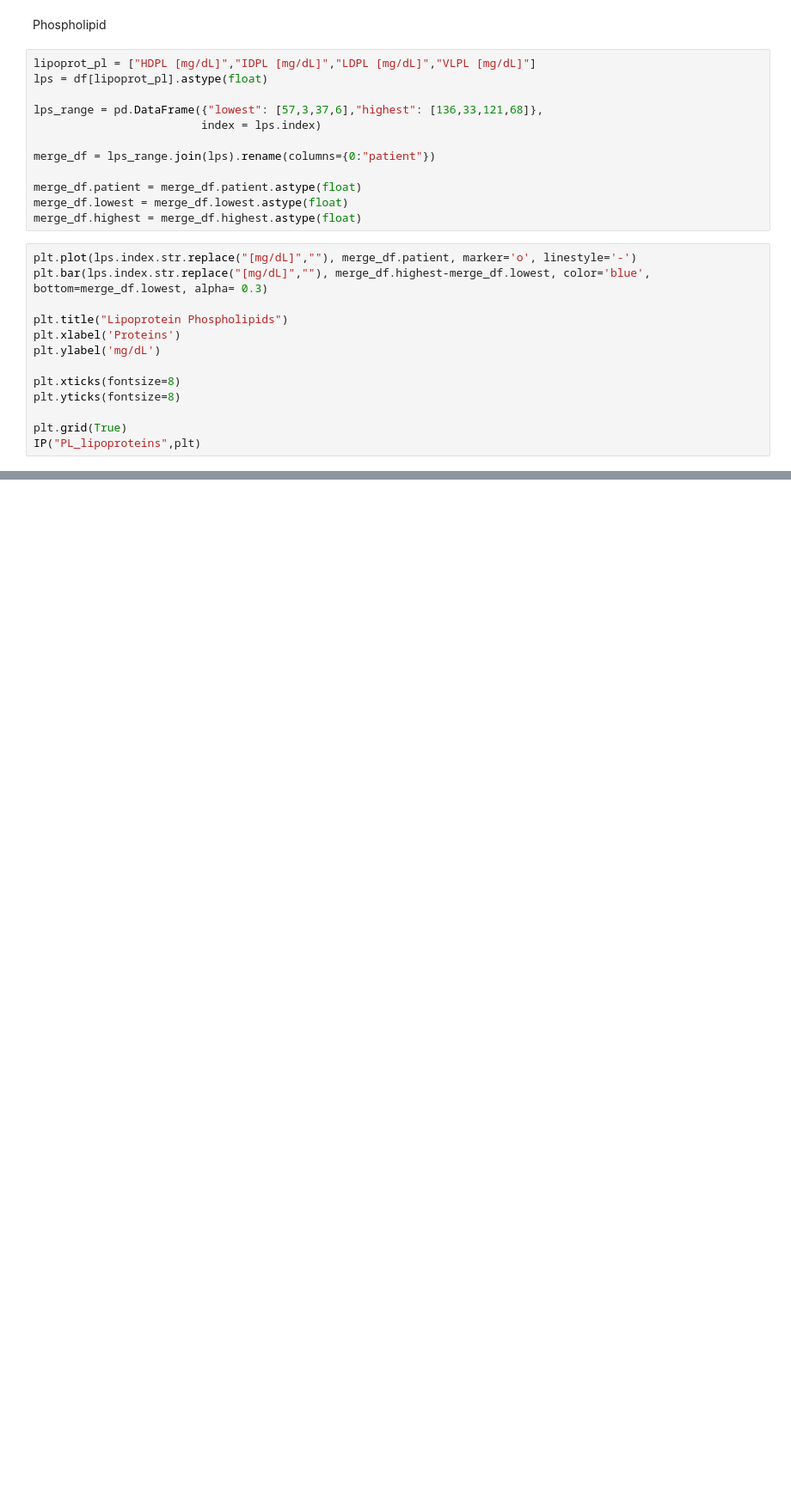
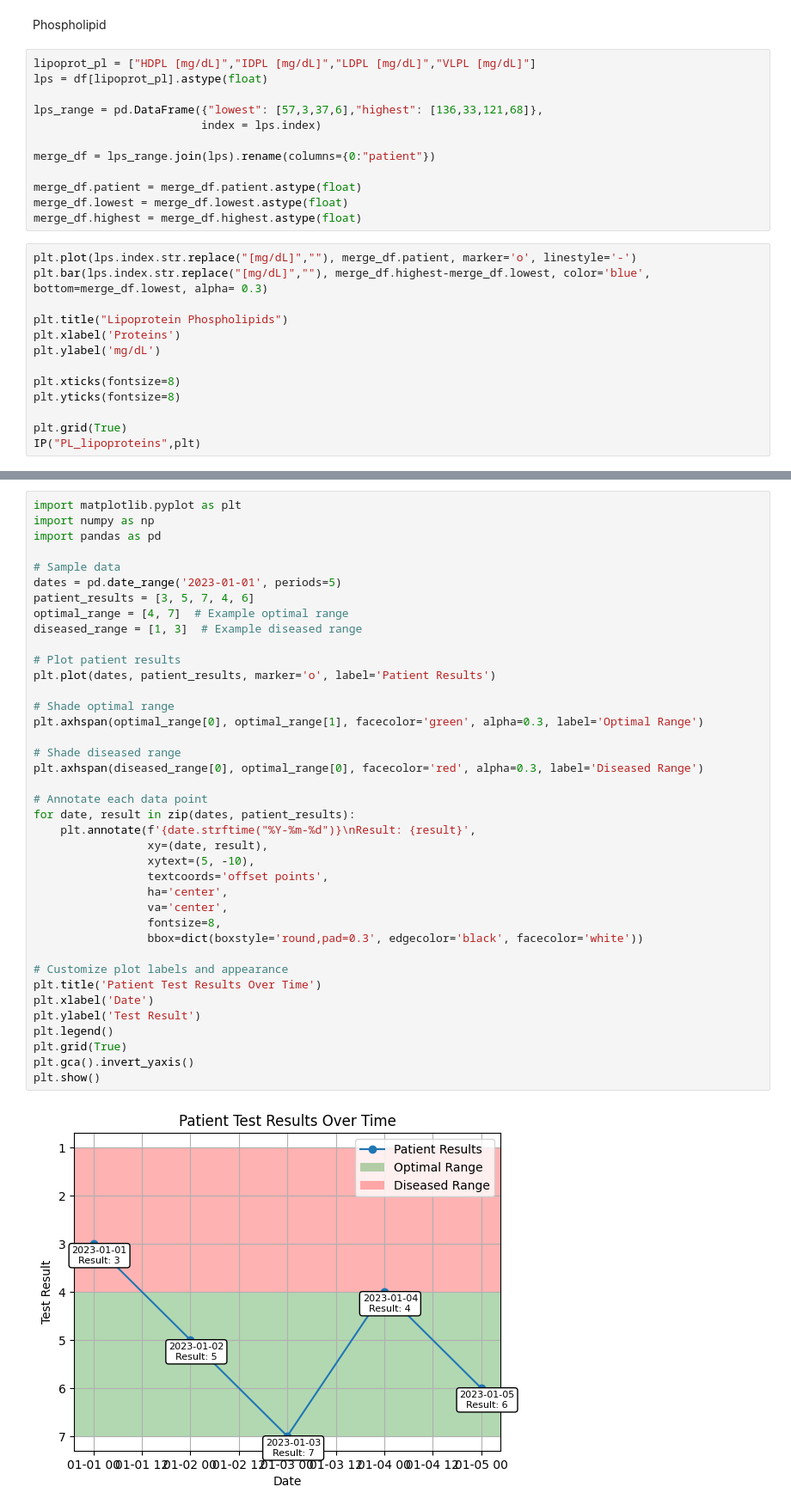
Before and after one commit to sudenurcure/LDL-Cholestrol, a Jupyter notebook: Update/main.ipynb, the cells around one changed output, grey strips where cells are left out. Shown at 86% size. Saved outputs shown, nothing was run; the diff lists cells and outputs as text; blank space fills up the shorter version.

```diff
--- a/Update/main.ipynb
+++ b/Update/main.ipynb
@@ -771,0 +813,41 @@ IP("PL_lipoproteins",plt)
+# %%
+import matplotlib.pyplot as plt
+import numpy as np
+import pandas as pd
+
+# Sample data
+dates = pd.date_range('2023-01-01', periods=5)
+patient_results = [3, 5, 7, 4, 6]
+optimal_range = [4, 7]  # Example optimal range
+diseased_range = [1, 3]  # Example diseased range
+
+# Plot patient results
+plt.plot(dates, patient_results, marker='o', label='Patient Results')
+
+# Shade optimal range
+plt.axhspan(optimal_range[0], optimal_range[1], facecolor='green', alpha=0.3, label='Optimal Range')
+
+# Shade diseased range
+plt.axhspan(diseased_range[0], optimal_range[0], facecolor='red', alpha=0.3, label='Diseased Range')
+
+# Annotate each data point
+for date, result in zip(dates, patient_results):
+    plt.annotate(f'{date.strftime("%Y-%m-%d")}\nResult: {result}',
+                 xy=(date, result),
+                 xytext=(5, -10),
+                 textcoords='offset points',
+                 ha='center',
+                 va='center',
+                 fontsize=8,
+                 bbox=dict(boxstyle='round,pad=0.3', edgecolor='black', facecolor='white'))
+
+# Customize plot labels and appearance
+plt.title('Patient Test Results Over Time')
+plt.xlabel('Date')
+plt.ylabel('Test Result')
+plt.legend()
+plt.grid(True)
+plt.gca().invert_yaxis()
+plt.show()
+# %% [output]
+[figure, added]
```
Also changed, not shown: parts of 7 cells of this notebook, 25 other files.
